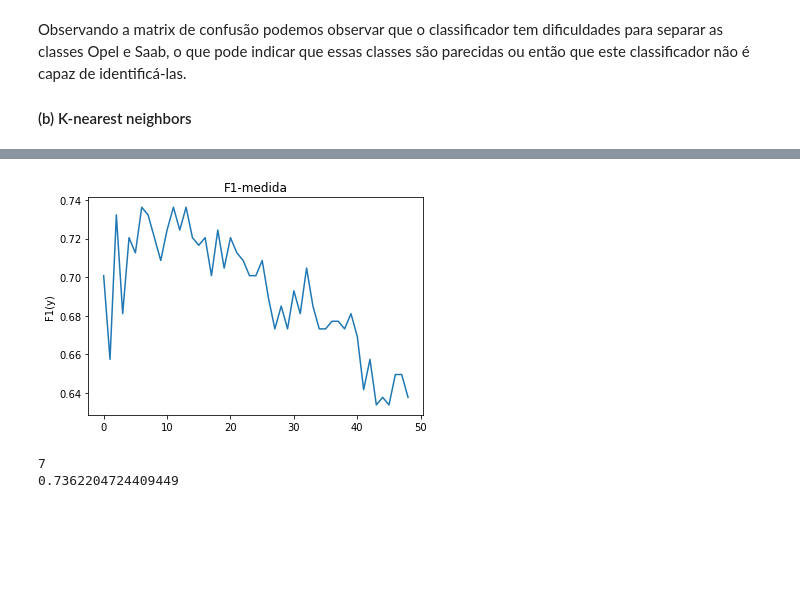
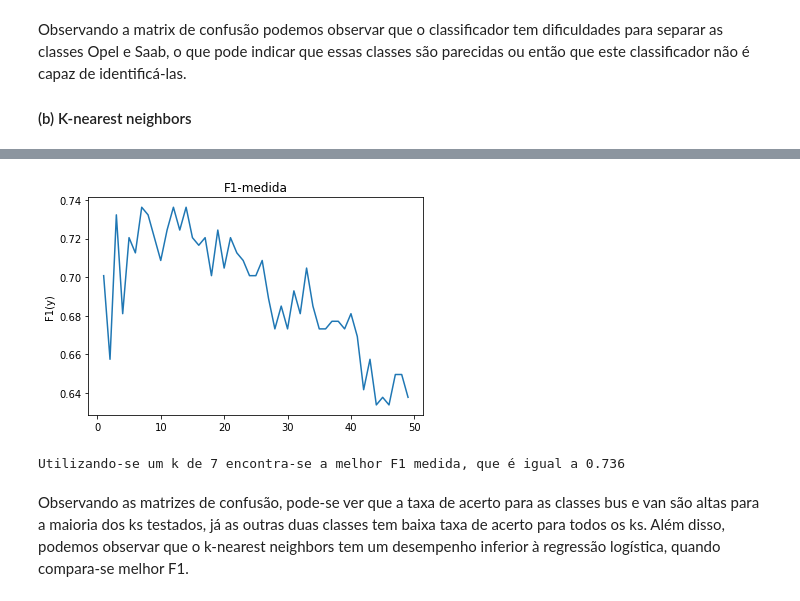
Before and after one commit to seoruosa/ia006_aprendizado-de-maquina_feec-unicamp, a Jupyter notebook: EFC/EFC2/Computacional.ipynb, the cells around one changed output, grey strips where cells are left out. Cells and saved outputs as stored; diff of their text form; code cells hidden in the pictures; blank space fills up the shorter version.

```diff
--- a/EFC/EFC2/Computacional.ipynb
+++ b/EFC/EFC2/Computacional.ipynb
@@ -237,13 +253,13 @@ for k in range(1,K_MAX):
 # %%
 plt.figure()
 plt.ylabel('F1(y)')
 plt.title('F1-medida')
-f = plt.plot(F1_medida)
+f = plt.plot(range(1,K_MAX), F1_medida)
 plt.show()
 
-print(np.argmax(F1_medida)+1)
-print(np.max(F1_medida))
+print("Utilizando-se um k de %d encontra-se a melhor F1 medida, que é igual a %.3f" % (np.argmax(F1_medida)+1, np.max(F1_medida)))
 # %% [output]
-[figure, old version]
+[figure, new version]
-7
-0.7362204724409449
+Utilizando-se um k de 7 encontra-se a melhor F1 medida, que é igual a 0.736
+# %% [markdown]
+Observando as matrizes de confusão, pode-se ver que a taxa de acerto para as classes bus e van são altas para a maioria dos ks testados, já as outras duas classes tem baixa taxa de acerto para todos os ks. Além disso, podemos observar que o k-nearest neighbors tem um desempenho inferior à regressão logística, quando compara-se melhor F1.
```
Also changed, not shown: parts of 3 cells of this notebook.
